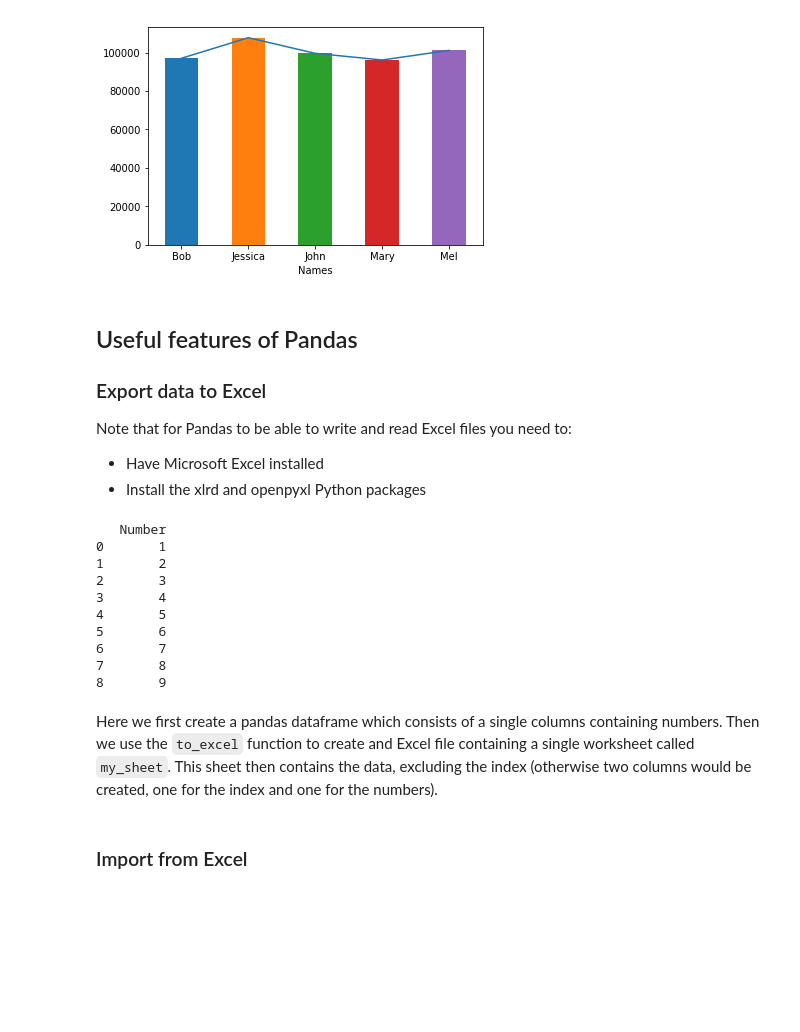
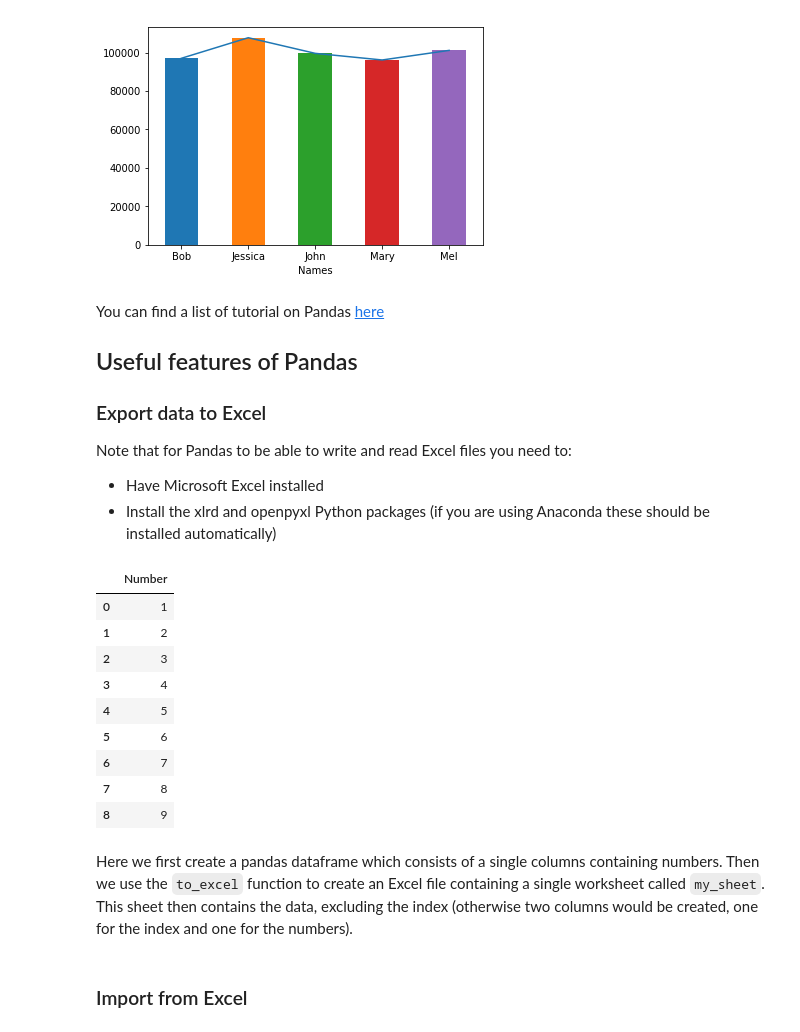
Before and after one commit to uom-lectures/PHY2230, a Jupyter notebook: pandas.ipynb, the cells around one changed output. Cells and saved outputs as stored; diff of their text form; code cells hidden in the pictures; blank space fills up the shorter version.

```diff
--- a/pandas.ipynb
+++ b/pandas.ipynb
@@ -226,34 +243,37 @@ df.sort_values(by='Births', ascending=False)
 | Mary | 96137 |
 [figure]
 # %% [markdown]
+You can find a list of tutorial on Pandas [here](http://pandas.pydata.org/pandas-docs/version/0.15/tutorials.html)
+
 ## Useful features of Pandas
 
 ### Export data to Excel
 
 Note that for Pandas to be able to write and read Excel files you need to:
 * Have Microsoft Excel installed
-* Install the xlrd and openpyxl Python packages
+* Install the xlrd and openpyxl Python packages (if you are using Anaconda these should be installed automatically)
 # %%
 # Create DataFrame
 d = [1, 2 , 3 , 4 , 5 , 6 , 7 , 8 , 9]
 df = pd.DataFrame(d, columns = ['Number'])
-print(df)
+
+df
 # %% [output]
-   Number
-0       1
-1       2
-2       3
-3       4
-4       5
-5       6
-6       7
-7       8
-8       9
+|  | Number |
+| 0 | 1 |
+| 1 | 2 |
+| 2 | 3 |
+| 3 | 4 |
+| 4 | 5 |
+| 5 | 6 |
+| 6 | 7 |
+| 7 | 8 |
+| 8 | 9 |
 # %%
 # Export to Excel
 df.to_excel('pandas.xlsx', sheet_name='my_sheet', index=False)
 # %% [markdown]
-Here we first create a pandas dataframe which consists of a single columns containing numbers. Then we use the `to_excel` function to create and Excel file containing a single worksheet called `my_sheet`. This sheet then contains the data, excluding the index (otherwise two columns would be created, one for the index and one for the numbers).
+Here we first create a pandas dataframe which consists of a single columns containing numbers. Then we use the `to_excel` function to create an Excel file containing a single worksheet called `my_sheet`. This sheet then contains the data, excluding the index (otherwise two columns would be created, one for the index and one for the numbers).
 # %% [markdown]
 ### Import from Excel
 # %%
```
Also changed, not shown: parts of 11 cells of this notebook, 2 other files.
